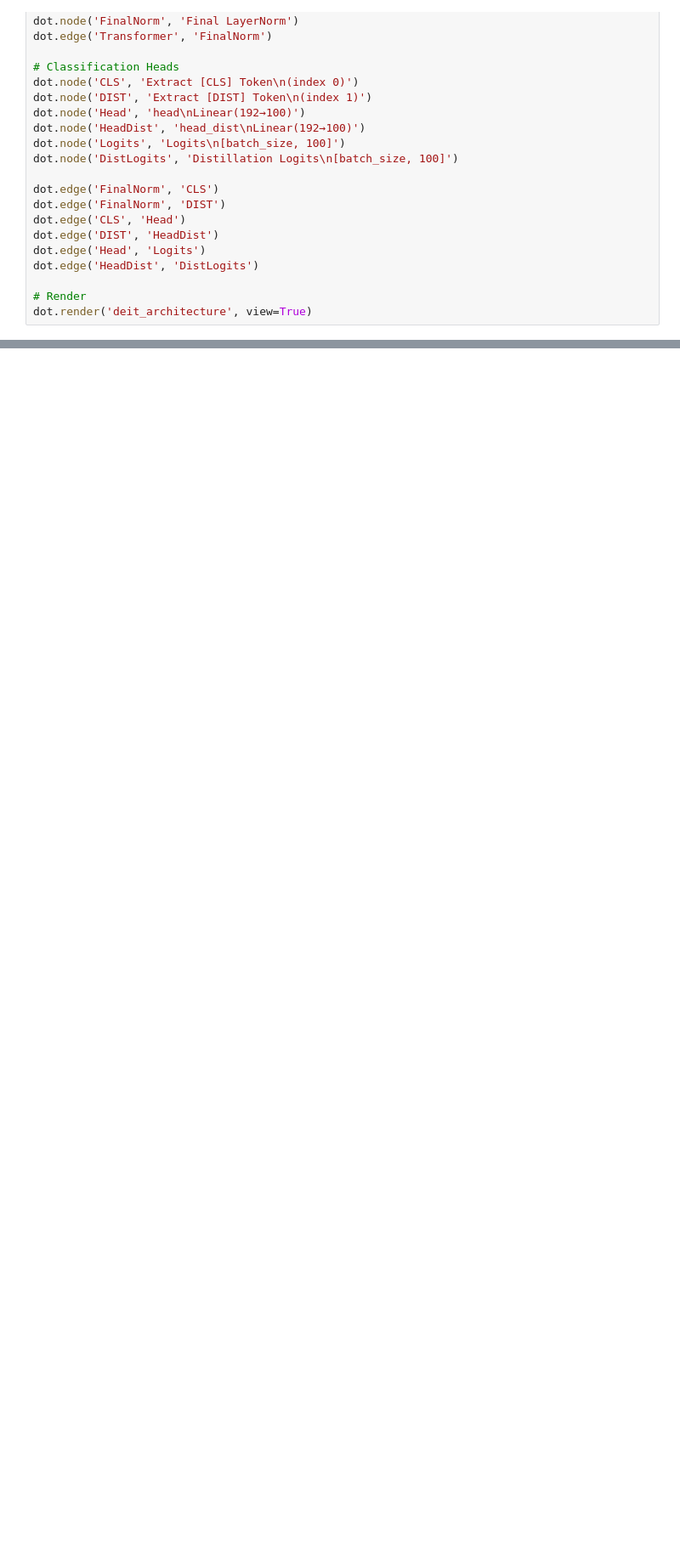
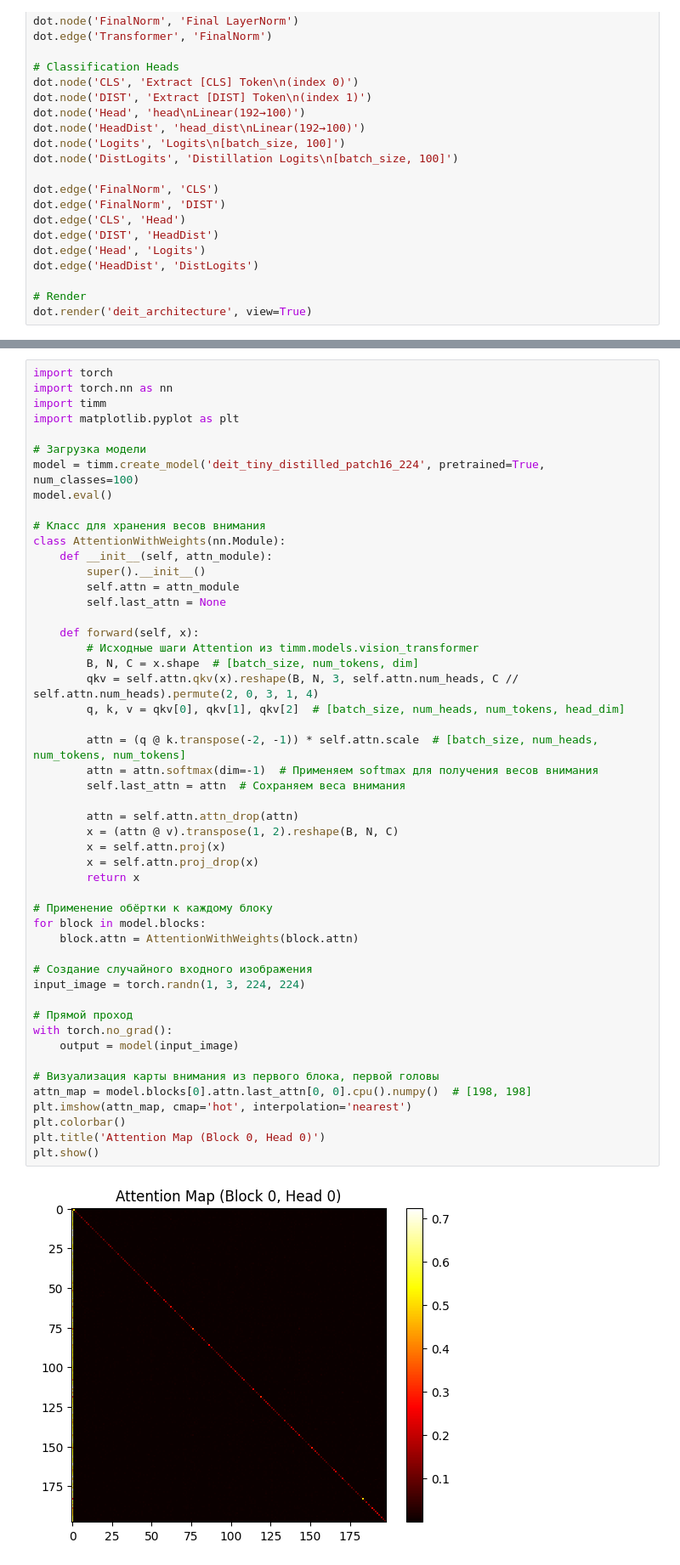
Before and after one commit to ilyarekun/NN_DeiT_25, a Jupyter notebook: 01visualize-output.ipynb, the cells around one changed output, grey strips where cells are left out. Shown at 85% size. Saved outputs shown, nothing was run; the diff lists cells and outputs as text; blank space fills up the shorter version.

```diff
--- a/01visualize-output.ipynb
+++ b/01visualize-output.ipynb
@@ -287,3 +303,55 @@ plt.show()
+# %%
+import torch
+import torch.nn as nn
+import timm
+import matplotlib.pyplot as plt
+
+# Загрузка модели
+model = timm.create_model('deit_tiny_distilled_patch16_224', pretrained=True, num_classes=100)
+model.eval()
+
+# Класс для хранения весов внимания
+class AttentionWithWeights(nn.Module):
+    def __init__(self, attn_module):
+        super().__init__()
+        self.attn = attn_module
+        self.last_attn = None
+
+    def forward(self, x):
+        # Исходные шаги Attention из timm.models.vision_transformer
+        B, N, C = x.shape  # [batch_size, num_tokens, dim]
+        qkv = self.attn.qkv(x).reshape(B, N, 3, self.attn.num_heads, C // self.attn.num_heads).permute(2, 0, 3, 1, 4)
+        q, k, v = qkv[0], qkv[1], qkv[2]  # [batch_size, num_heads, num_tokens, head_dim]
+
+        attn = (q @ k.transpose(-2, -1)) * self.attn.scale  # [batch_size, num_heads, num_tokens, num_tokens]
+        attn = attn.softmax(dim=-1)  # Применяем softmax для получения весов внимания
+        self.last_attn = attn  # Сохраняем веса внимания
+
+        attn = self.attn.attn_drop(attn)
+        x = (attn @ v).transpose(1, 2).reshape(B, N, C)
+        x = self.attn.proj(x)
+        x = self.attn.proj_drop(x)
+        return x
+
+# Применение обёртки к каждому блоку
+for block in model.blocks:
+    block.attn = AttentionWithWeights(block.attn)
+
+# Создание случайного входного изображения
+input_image = torch.randn(1, 3, 224, 224)
+
+# Прямой проход
+with torch.no_grad():
+    output = model(input_image)
+
+# Визуализация карты внимания из первого блока, первой головы
+attn_map = model.blocks[0].attn.last_attn[0, 0].cpu().numpy()  # [198, 198]
+plt.imshow(attn_map, cmap='hot', interpolation='nearest')
+plt.colorbar()
+plt.title('Attention Map (Block 0, Head 0)')
+plt.show()
+# %% [output]
+[figure, added]
 # %%
 # Get weights from the first MLP's fc1 layer
 weights = model.blocks[0].mlp.fc1.weight.detach().cpu().numpy().flatten()
```
Also changed, not shown: parts of 5 cells of this notebook, 5 other files.
